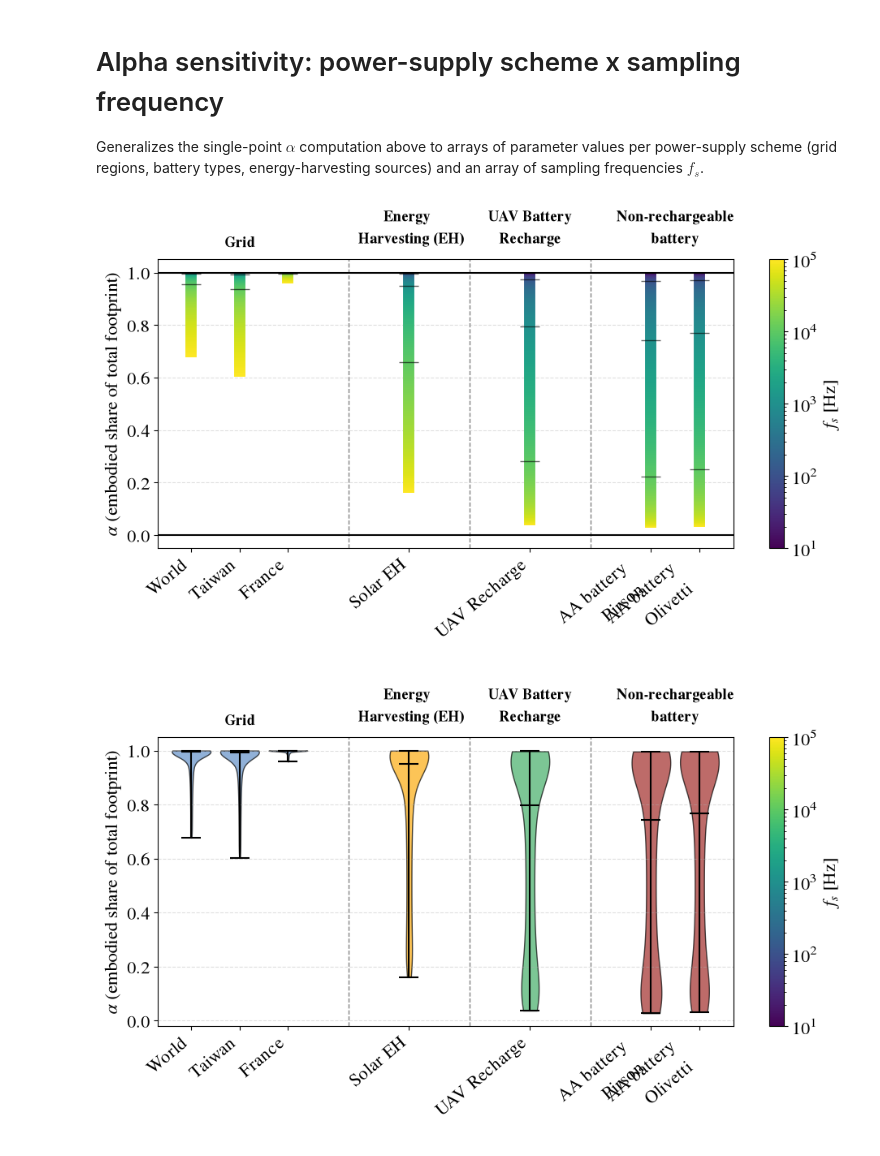
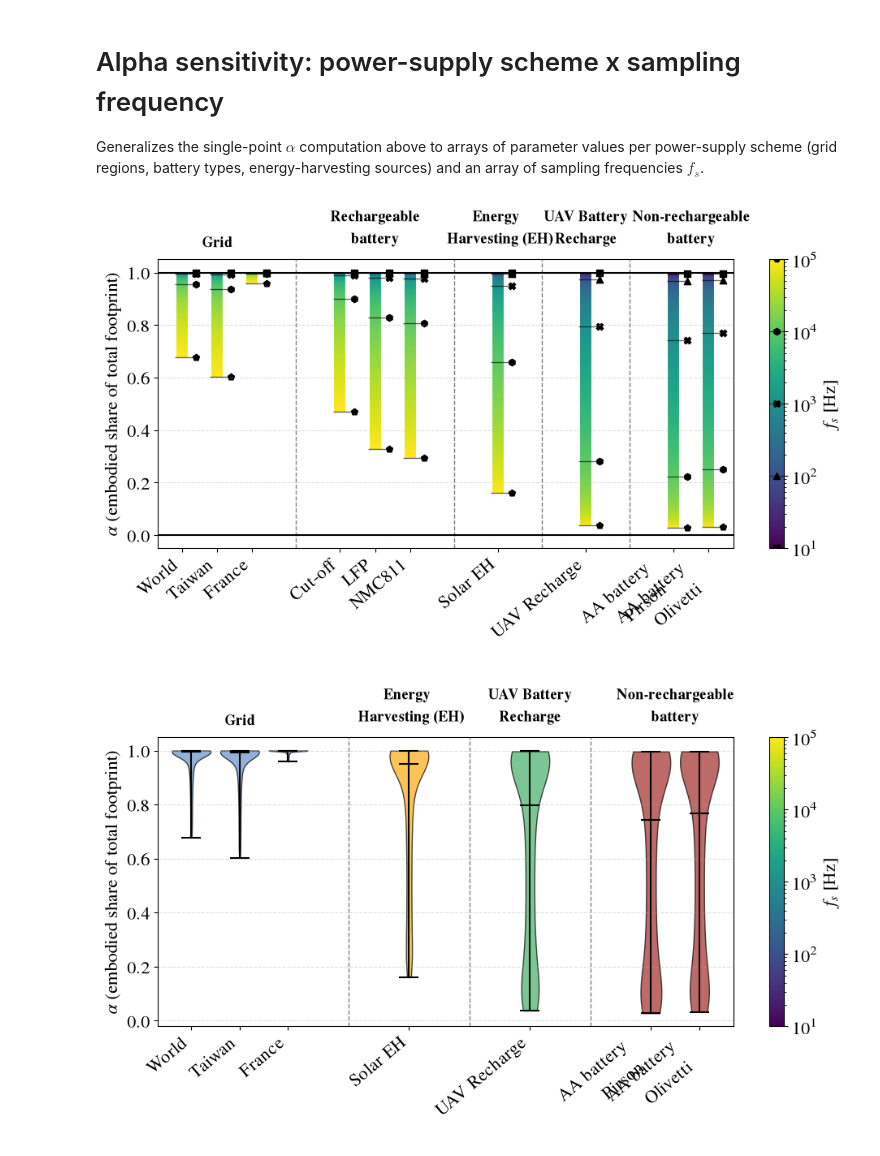
Before and after one commit to PolMaistriaux/IoT_Node_Modeling, a Jupyter notebook: Test_new_applications/Notebook_Powering scheme.ipynb, the cells around one changed output. Cells and saved outputs as stored; diff of their text form; code cells hidden in the pictures.

```diff
--- a/Test_new_applications/Notebook_Powering scheme.ipynb
+++ b/Test_new_applications/Notebook_Powering scheme.ipynb
@@ -299,7 +302,7 @@ LT_s     = LT_years * 365 * 24 * 3600
 
 fs = 10e3
 
-time_between_recharge_s = 60*60*24 * (6*30) # 6 months
+time_between_recharge_s = 60*60*24 * (3*30) # 6 months
 charge_batt_uav = 2000
 # %%
 def alpha_metered(F_p_J, fs, E_p_pt=E_p_pt, F_p_chip=F_p_chip, LT_s=LT_s):
@@ -366,13 +369,13 @@ alpha_r_batt_res   = alpha_recharge    (fs = fs_array[None, :], F_p_Wh = r_batt_
 alpha_eh_res       = alpha_harvested   (fs = fs_array[None, :], F_p_W  = eh_F_p_W [:, None]     ,    )
 alpha_uav_res      = alpha_uav_recharge(fs = fs_array[None, :], F_p_flight = uav_F_p_W[:, None])
 # %%
-#scheme_names  = ['Grid'          , 'Energy \n Harvesting (EH)'  ,  'UAV Battery\nRecharge'        ,  'Rechargeable\nbattery'        ,   'Non-rechargeable\nbattery'             ]
-#scheme_labels = [grid_labels     , eh_labels                    ,  uav_labels                     ,  r_batt_labels                  ,    nr_batt_labels          ]
-#scheme_alphas = [alpha_grid_res  , alpha_eh_res                 ,  alpha_uav_res                  ,  alpha_r_batt_res               ,    alpha_nr_batt_res       ]
+scheme_names  = ['Grid'          ,  'Rechargeable\nbattery'       , 'Energy \n Harvesting (EH)'  ,  'UAV Battery\nRecharge'          ,   'Non-rechargeable\nbattery'             ]
+scheme_labels = [grid_labels     ,  r_batt_labels                 , eh_labels                    ,  uav_labels                       ,    nr_batt_labels          ]
+scheme_alphas = [alpha_grid_res  ,  alpha_r_batt_res              , alpha_eh_res                 ,  alpha_uav_res                    ,    alpha_nr_batt_res       ]
 
-scheme_names  = ['Grid'          , 'Energy \n Harvesting (EH)'  ,  'UAV Battery\nRecharge'        ,   'Non-rechargeable\nbattery'             ]
-scheme_labels = [grid_labels     , eh_labels                    ,  uav_labels                     ,    nr_batt_labels          ]
-scheme_alphas = [alpha_grid_res  , alpha_eh_res                 ,  alpha_uav_res                  ,    alpha_nr_batt_res       ]
+#scheme_names  = ['Grid'          , 'Energy \n Harvesting (EH)'  ,  'UAV Battery\nRecharge'        ,   'Non-rechargeable\nbattery'             ]
+#scheme_labels = [grid_labels     , eh_labels                    ,  uav_labels                     ,    nr_batt_labels          ]
+#scheme_alphas = [alpha_grid_res  , alpha_eh_res                 ,  alpha_uav_res                  ,    alpha_nr_batt_res       ]
 
 gap = 1.5  # extra x-spacing left between scheme groups, for the group header
 
@@ -394,7 +397,7 @@ ax.set_xlim(-0.7, offset - gap - 0.3)
 cmap = colormaps['viridis']
 norm = matplotlib.colors.LogNorm(vmin=fs_array.min(), vmax=fs_array.max())
 
-
+marker_list = ['o','s','^','X','h','p']
 
 for alphas, (start, end) in zip(scheme_alphas, group_ranges):
     x_pos = np.arange(start, end + 1)
@@ -405,36 +408,41 @@ for alphas, (start, end) in zip(scheme_alphas, group_ranges):
         segments = np.concatenate([points[:-1], points[1:]],axis=1)
         lc = LineCollection(segments)
         lc.set_array(np.log10(fs_array))
         lc.set_linewidth(10)
         ax.add_collection(lc)
 
-        for fs_log in np.arange(fs_log_min+1, fs_log_max):
+        for fs_log in np.arange(fs_log_min, fs_log_max+1):
             index = (fs_log-fs_log_min)*N_fs /(fs_log_max-fs_log_min)
-            ax.hlines(alphas[i, int(index)],xmin = pos-0.2, xmax=pos+0.2, linewidth=1, color='black', alpha=0.6)
+            ax.hlines(alphas[i, int(index)],xmin = pos-0.2, xmax=pos+0.4, linewidth=1, color='black', alpha=0.6)
+            ax.scatter(pos+0.4, alphas[i, int(index)], marker = marker_list [fs_log], color='black')
 
 
 for (_, prev_end), (next_start, _) in zip(group_ranges[:-1], group_ranges[1:]):
     ax.axvline((prev_end + next_start) / 2, color='gray', linestyle='--', linewidth=1, zorder=1)
 
 for name, (start, end) in zip(scheme_names, group_ranges):
     ax.text((start + end) / 2, 1.03, name, transform=ax.get_xaxis_transform(),
             ha='center', va='bottom', fontsize=13, fontweight='bold')
 
 ax.hlines(y=0, xmin=-2,xmax=start+end+2, color='black')
 ax.hlines(y=1, xmin=-2,xmax=start+end+2, color='black')
 
 ax.set_ylabel(r'$\alpha$ (embodied share of total footprint)')
 #ax.set_yscale('log')
 ax.grid(True, which='both', axis='y', linestyle='--', alpha=0.4)
 
 sm = matplotlib.cm.ScalarMappable(cmap=cmap, norm=norm)
 cbar = fig.colorbar(sm, ax=ax)
 cbar.set_label(r'$f_s$ [Hz]')
+for fs_log in np.arange(fs_log_min, fs_log_max+1):
+    cbar.ax.hlines(10**fs_log,xmin = -0.4, xmax=pos+1, linewidth=1, color='black', alpha=0.6)
+    cbar.ax.plot(0.5, 10**fs_log, marker = marker_list [fs_log], color='black')
+
 
 fig.tight_layout()
 plt.show()
 # %% [output]
-[figure, old version]
+[figure, new version]
 # %%
 
 from matplotlib.path import Path
```
Also changed, not shown: parts of 1 cell of this notebook, 1 other file.
